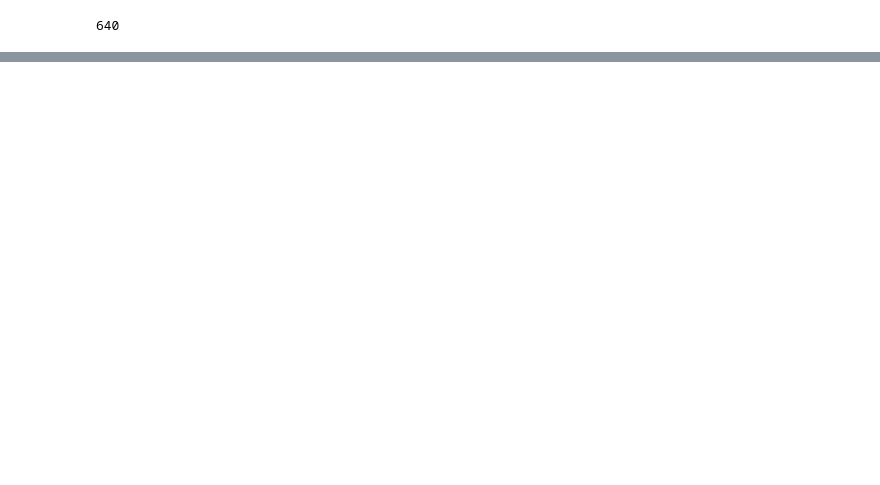
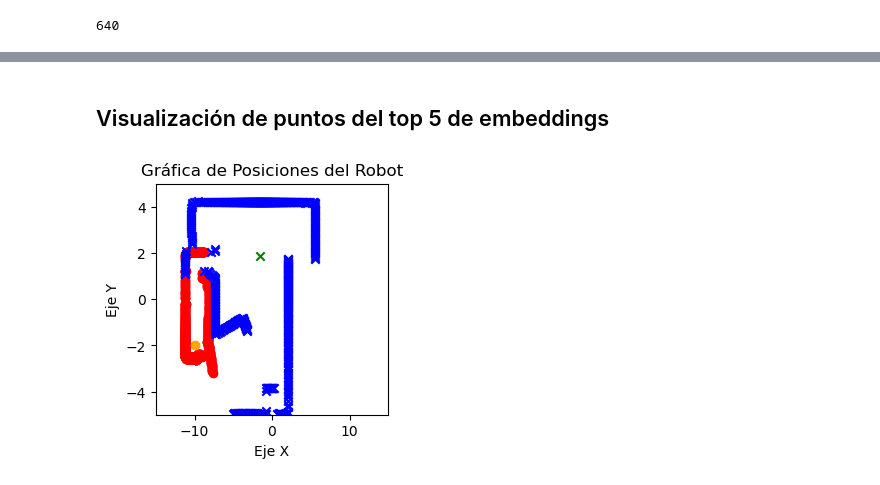
Before and after one commit to MiguelPazCamacho/Practicas-Profesionales-2024, a Jupyter notebook: Aprendizaje_nubes.ipynb, the cells around one changed output, grey strips where cells are left out. Saved outputs shown, nothing was run; the diff lists cells and outputs as text; code cells hidden in the pictures; blank space fills up the shorter version.

```diff
--- a/Aprendizaje_nubes.ipynb
+++ b/Aprendizaje_nubes.ipynb
@@ -388,0 +433,12 @@ model_eval(val_loader, model, nn.BCELoss())
+# %%
+for cloud_indices, context_indices, labels in val_loader:
+    with torch.no_grad():
+        predictions = model(cloud_indices, context_indices, 0).squeeze()
+    break
+
+for i in range(len(labels)):
+    print(cloud_indices[i])
+    print(context_indices[i])
+    print(predictions[i])
+    print(labels[i])
+    print("----")
@@ -476,0 +582,6 @@ plt.show()
+# %% [markdown]
+## Visualización de puntos del top 5 de embeddings
+# %%
+print_two_cloud_points(1,list_closest[1])
+# %% [output]
+[figure, added]
```
Also changed, not shown: parts of 71 cells of this notebook.
